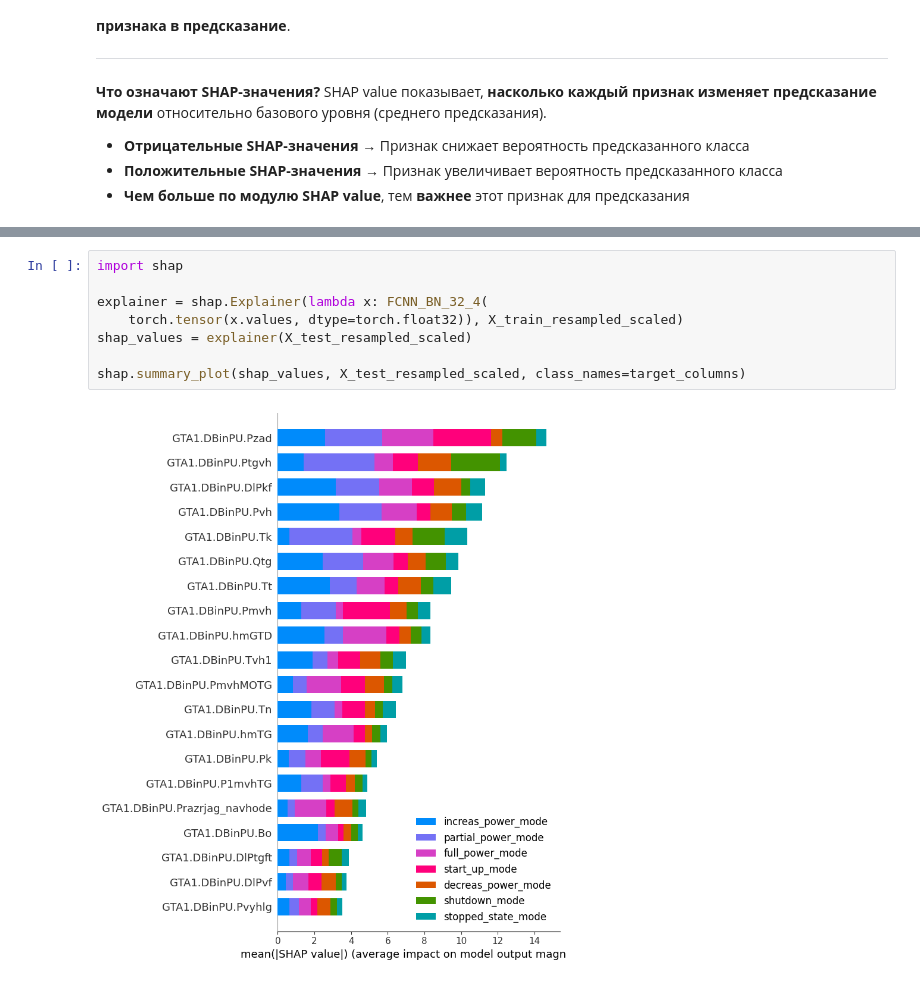
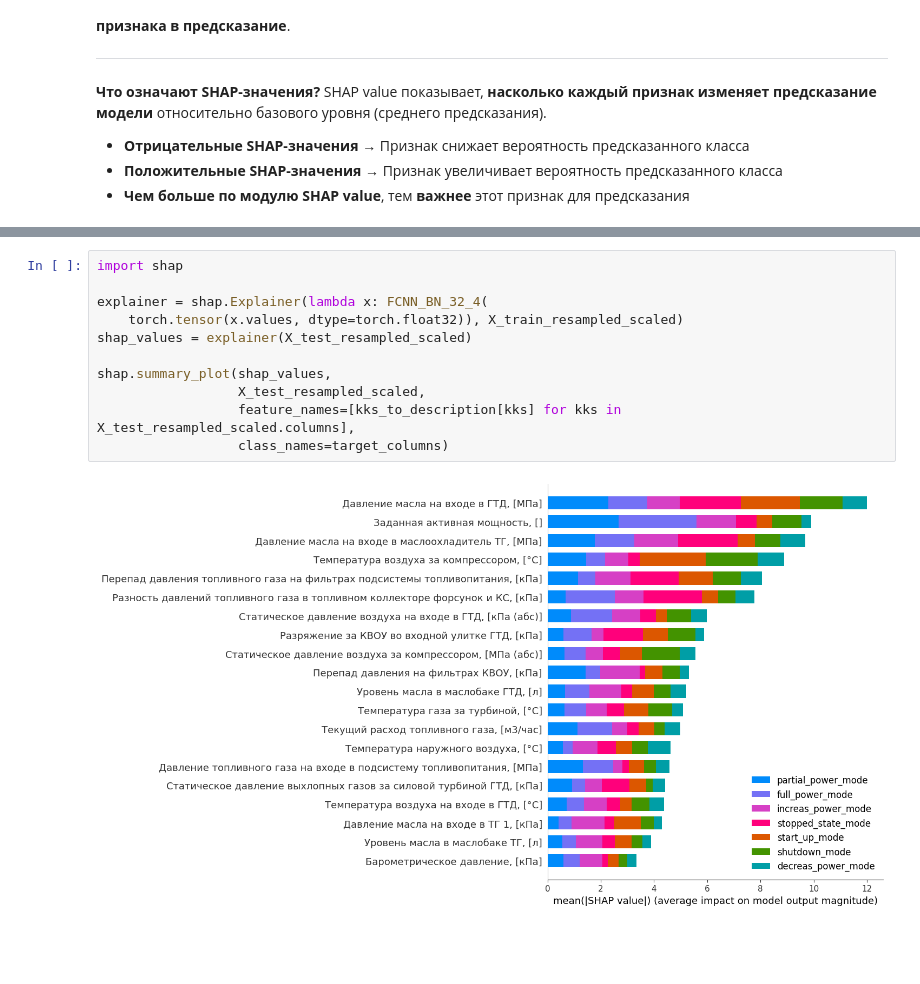
Before and after one commit to ArtyomShabunin/SMOPA, a Jupyter notebook: lesson_7.ipynb, the cells around one changed output, grey strips where cells are left out. Cells and saved outputs as stored; diff of their text form; blank space fills up the shorter version.

```diff
--- a/lesson_7.ipynb
+++ b/lesson_7.ipynb
@@ -1298,10 +1336,13 @@ SHAP value показывает, **насколько каждый призна
 # %%
 import shap
 
 explainer = shap.Explainer(lambda x: FCNN_BN_32_4(
     torch.tensor(x.values, dtype=torch.float32)), X_train_resampled_scaled)
 shap_values = explainer(X_test_resampled_scaled)
 
-shap.summary_plot(shap_values, X_test_resampled_scaled, class_names=target_columns)
+shap.summary_plot(shap_values,
+                  X_test_resampled_scaled,
+                  feature_names=[kks_to_description[kks] for kks in X_test_resampled_scaled.columns],
+                  class_names=target_columns)
 # %% [output]
-[figure, old version]
+[figure, new version]
```
Also changed, not shown: parts of 63 cells of this notebook.
